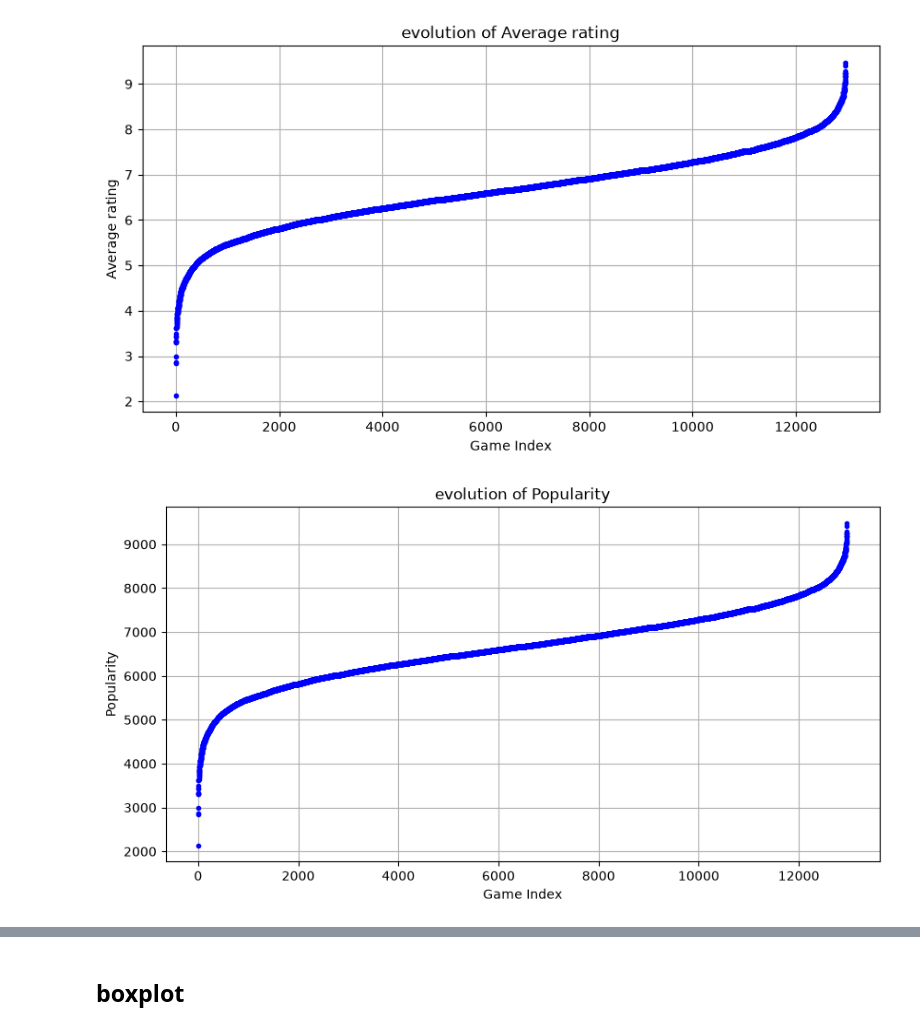
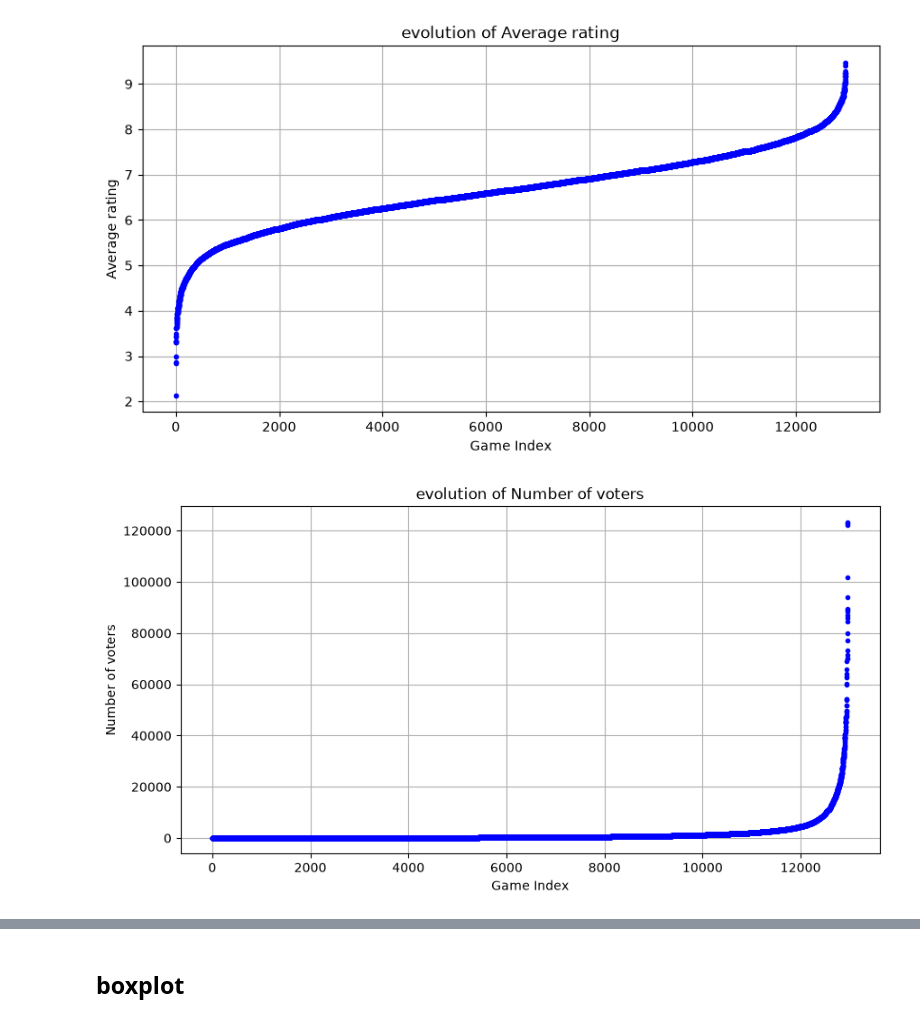
Before and after one commit to Limacha/MTD-ludologie, a Jupyter notebook: src/project.ipynb, the cells around one changed output, grey strips where cells are left out. Saved outputs shown, nothing was run; the diff lists cells and outputs as text; code cells hidden in the pictures.

```diff
--- a/src/project.ipynb
+++ b/src/project.ipynb
@@ -381,9 +380,9 @@ pyplot.show()
 # %%
 #! graph show the evolution of the popularity
 
 # set the size of the graph
 pyplot.figure(figsize=(10, 5))
-evolutionGraph(POPULARITY)
+evolutionGraph(NUMBER_VOTE)
 pyplot.show()
 # %% [output]
-[figure, old version]
+[figure, new version]
```
Also changed, not shown: parts of 4 cells of this notebook, 1 other file.
